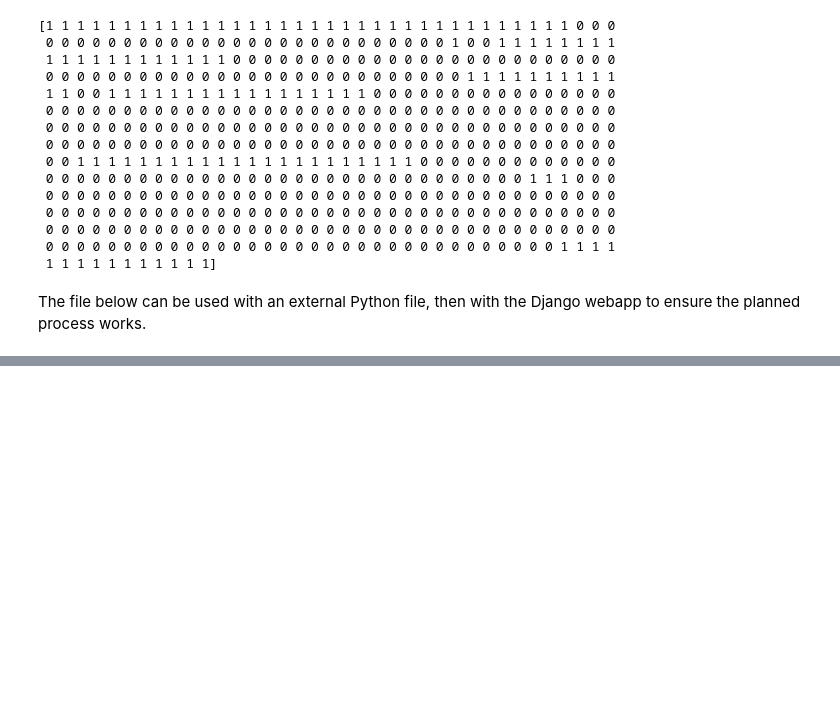
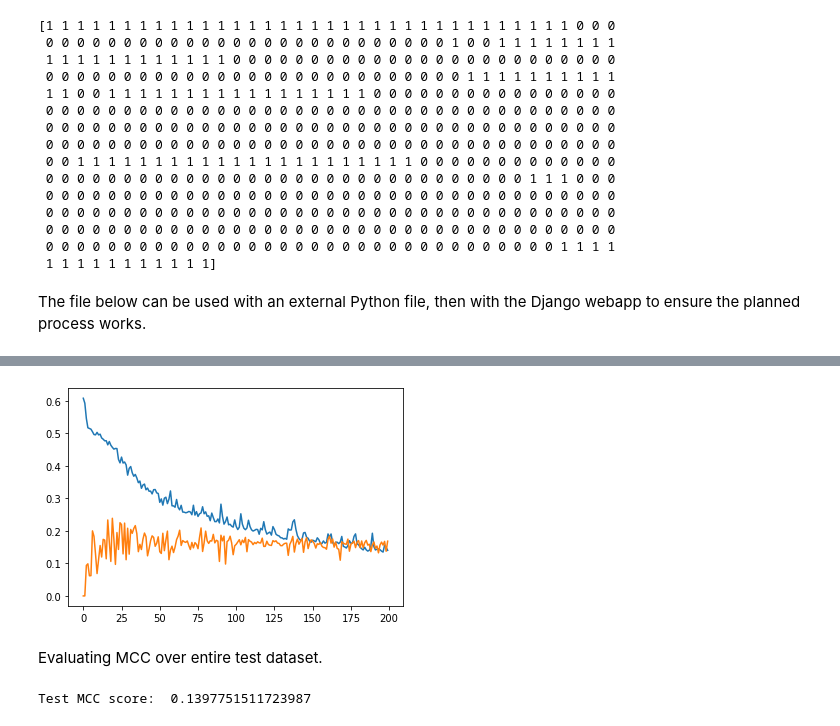
Before and after one commit to ryangregson01/L4-dissertation, a Jupyter notebook: src/Notebooks/FCN_1DConvolutions.ipynb, the cells around one changed output, grey strips where cells are left out. Saved outputs shown, nothing was run; the diff lists cells and outputs as text; code cells hidden in the pictures; blank space fills up the shorter version.

```diff
--- a/src/Notebooks/FCN_1DConvolutions.ipynb
+++ b/src/Notebooks/FCN_1DConvolutions.ipynb
@@ -582,0 +878,29 @@ with torch.no_grad():
+# %%
+plt.plot(range(200), epoch_loss_arr)
+#plt.plot(range(200), epoch_valid_loss_arr)
+plt.plot(range(200), epoch_valid_MCC_arr)
+plt.show()
+# %% [output]
+[figure, added]
+# %% [markdown]
+Evaluating MCC over entire test dataset.
+# %%
+test_mcc_score = 0
+
+for test_seq in test_loader:
+  input_seq = test_seq.get('image')
+  input_seq = input_seq.type(torch.FloatTensor)
+  input_seq = input_seq.to(device)
+  true_label = test_seq.get('label')
+  true_label = true_label[0].numpy()
+
+  with torch.no_grad():
+    predicted_label = new_model(input_seq)
+
+  predicted_label = torch.squeeze(predicted_label)
+  pred_lab = pred_round(predicted_label)
+  test_mcc_score += calc_MCC(pred_lab, true_label)
+
+print("Test MCC score: ", ( test_mcc_score / len(test_loader) ))
+# %% [output]
+Test MCC score:  0.1397751511723987
```
Also changed, not shown: parts of 10 cells of this notebook, 2 other files.
